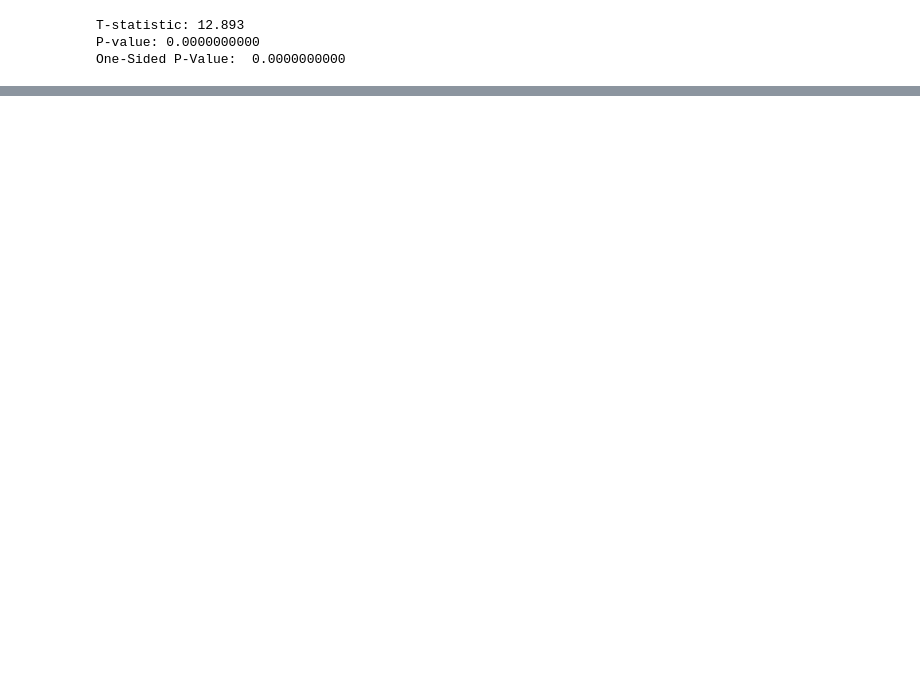
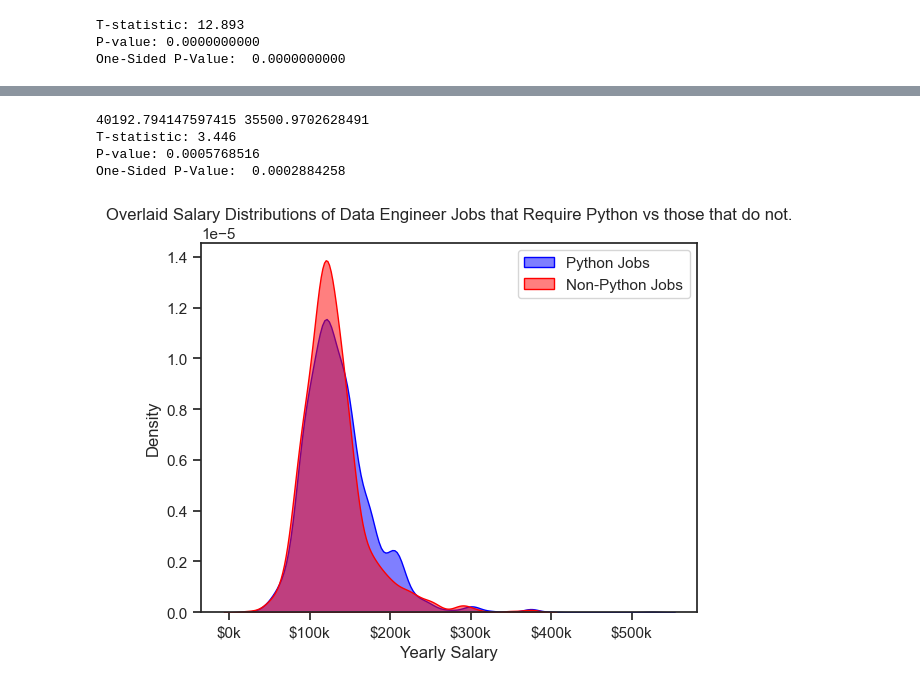
Before and after one commit to dylansti02/python_data_project, a Jupyter notebook: 3_project/1_eda_intro.ipynb, the cells around one changed output, grey strips where cells are left out. Drawn from its saved outputs; the diff is of its cells as text; code cells hidden in the pictures; blank space fills up the shorter version.

```diff
--- a/3_project/1_eda_intro.ipynb
+++ b/3_project/1_eda_intro.ipynb
@@ -146,0 +210,49 @@ One-Sided P-Value:  0.0000000000
+# %%
+df_de_us_nona = df_de_us.dropna(subset=['job_skills'])
+
+df_de_us_explode = df_de_us_nona.explode('job_skills')
+
+
+python_jobs = []
+no_python_jobs=[]
+for i in range(len(df_de_us_nona)):
+    if 'python' in df_de_us_nona['job_skills'].iloc[i]:
+        python_jobs.append(df_de_us_nona.index[i])
+    else:
+        no_python_jobs.append(df_de_us_nona.index[i])
+
+
+df_de_us_python = df_de_us_nona[df_de_us_nona.index.isin(python_jobs)]
+
+df_de_us_no_python = df_de_us_nona[~df_de_us_nona.index.isin(python_jobs)]
+
+
+
+
+
+df_de_us_no_python = df_de_us_no_python.dropna(subset=['salary_year_avg'])
+df_de_us_python = df_de_us_python.dropna(subset=['salary_year_avg'])
+
+sns.set_theme(style='ticks')
+sns.kdeplot(data=df_de_us_python, x='salary_year_avg' ,color='blue',label='Python Jobs' , alpha=0.5, fill=True)
+sns.kdeplot(data=df_de_us_no_python, x='salary_year_avg',color='red',label='Non-Python Jobs' , alpha=0.5, fill=True)
+plt.xlabel('Yearly Salary')
+plt.ylabel('Density')
+plt.title('Overlaid Salary Distributions of Data Engineer Jobs that Require Python vs those that do not.')
+plt.legend()
+ax=plt.gca()
+ax.xaxis.set_major_formatter(plt.FuncFormatter(lambda x, pos:  f'${int(x/1000)}k'))
+
+print(statistics.stdev(df_de_us_no_python['salary_year_avg']), statistics.stdev(df_da_us_python['salary_year_avg']))
+
+t, p = stats.ttest_ind(df_de_us_python['salary_year_avg'], df_de_us_no_python['salary_year_avg'])
+
+print(f"T-statistic: {t:.3f}")
+print(f"P-value: {p:.10f}")
+print(f"One-Sided P-Value:  {(p/2):.10f}")
+# %% [output]
+40192.794147597415 35500.9702628491
+T-statistic: 3.446
+P-value: 0.0005768516
+One-Sided P-Value:  0.0002884258
+[figure, added]
```
Also changed, not shown: parts of 8 cells of this notebook, 4 other files.
